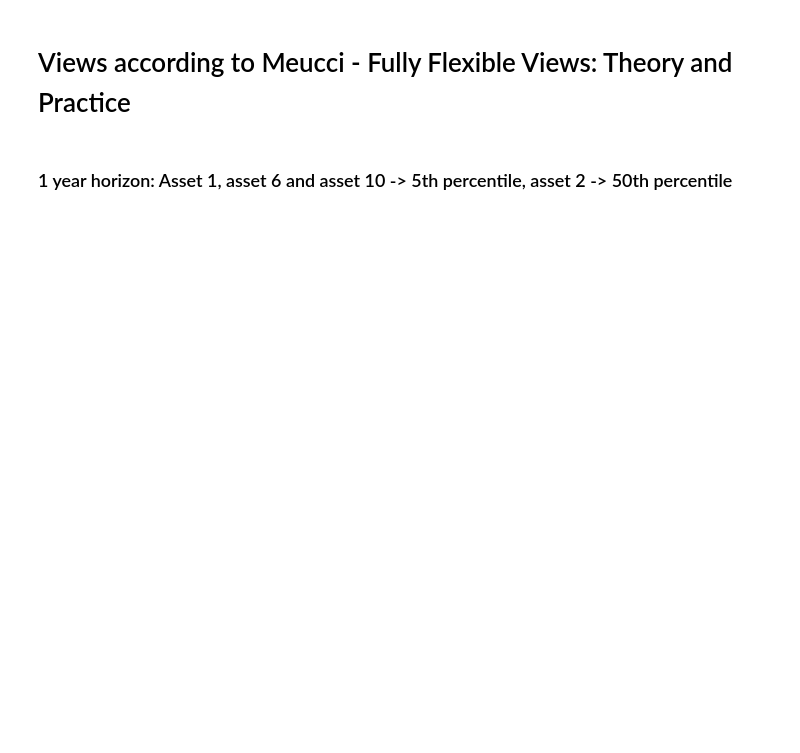
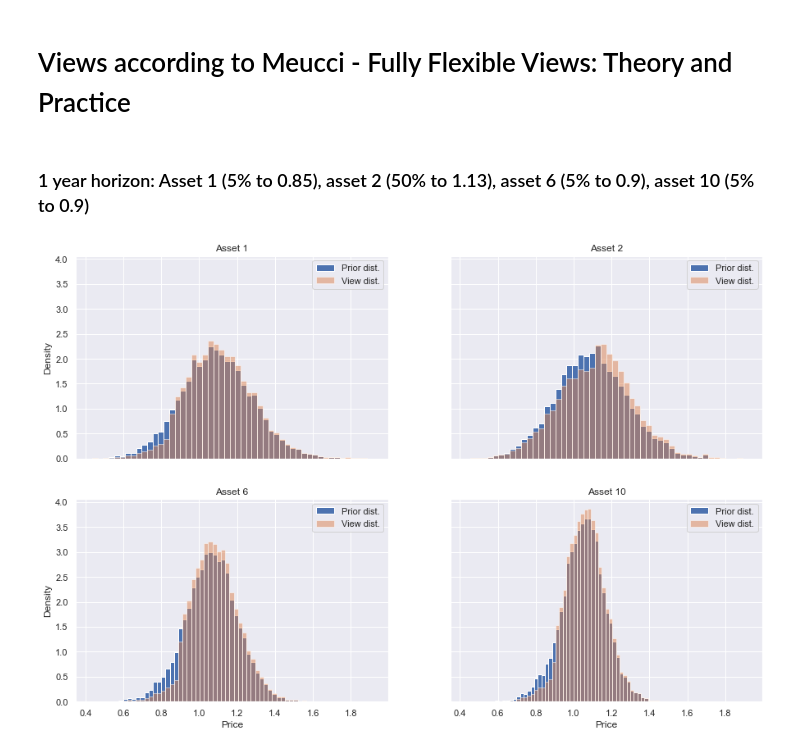
Before and after one commit to frgy17ac/Exammmmm, a Jupyter notebook: Solutions/Solution to Optimizing portfolios.ipynb, the cells around one changed output. Saved outputs shown, nothing was run; the diff lists cells and outputs as text; code cells hidden in the pictures; blank space fills up the shorter version.

```diff
--- a/Solutions/Solution to Optimizing portfolios.ipynb
+++ b/Solutions/Solution to Optimizing portfolios.ipynb
@@ -591,8 +663,8 @@ def lagrangian_dual_function(v, p, H_matrix, h_vector):
     lagrangian = x.T @ (np.log(x) - np.log(p)) + v @ (H_matrix @ x - h_vector)
 
     return -lagrangian
-# %% [markdown]
-### 1 year horizon: Asset 1, asset 6 and asset 10 -> 5th percentile, asset 2 -> 50th percentile
+# %% [markdown]
+### 1 year horizon: Asset 1 (5% to 0.85), asset 2 (50% to 1.13), asset 6 (5% to 0.9), asset 10 (5% to 0.9)
 # %%
 # H matrix specifies the linear equality constraints
 # We add the constraint that the weights need to sum to one
@@ -603,7 +675,7 @@ init_probs = np.array([1 / num_sim] * num_sim) # Initial probabilities
 
 which_asset = [1, 2, 6, 10] # Which asset we apply a view on
 which_quantile = [0.05, 0.5, 0.05, 0.05] # The quantile of interest
-target_for_quantile = [0.85, 1.15, 0.9, 0.9] # The target value we set for the quantile
+target_for_quantile = [0.85, 1.13, 0.9, 0.9] # The target value we set for the quantile
 
 p_tilde_oney = dict()
 
@@ -614,31 +686,33 @@ fig, ax = plt.subplots(2, 2, figsize = (15,10), sharex = True, sharey = True)
 
 for i, j, k, l, m in zip(which_asset, which_quantile, target_for_quantile, order_one, order_two):
 
     bool_vector = np.array((asset[i].iloc[horizon, :] < k) * 1) # Vector of 1's and 0's
     H_matrix = np.vstack((np.ones(num_sim), bool_vector)) # Linear equality constraints
     h_vector = np.array([1.0, j]) # Weights add to 1, view on the quantile of interest
 
     # Maximize Lagrangian dual
     # x0 are the start values for the Lagrangian multipliers in vector v
 
     res = optimize.minimize(fun = lagrangian_dual_function, x0 = [0.0, 0.0], args = (init_probs, H_matrix, h_vector))
 
     # Calculate p tilde, i.e., the probabilities that makes the posterior distribution satisfy our view(s) while preserving as much
     # of the structure of the prior distribution
 
     p_tilde_oney[i] = calculate_p_tilde(res.x, init_probs, H_matrix)
 
     # Plotting asset distributions
 
-    ax[l, m].hist(asset[i].iloc[horizon, :], bins = 50, density = True, alpha = 0.5, label = "Prior dist.")
+    ax[l, m].hist(asset[i].iloc[horizon, :], bins = 50, density = True, label = "Prior dist.")
     ax[l, m].hist(asset[i].iloc[horizon, :], bins = 50, weights = p_tilde_oney[i], density = True, alpha = 0.5, label = "View dist.")
 
     ax[l, m].set_title("Asset {}".format(i))
     ax[l, m].legend()
 
 ax[1, 0].set_xlabel('Price')
 ax[1, 1].set_xlabel('Price')
 ax[0, 0].set_ylabel('Density')
 ax[1, 0].set_ylabel('Density')
 
 plt.show()
+# %% [output]
+[figure, added]
```
Also changed, not shown: parts of 19 cells of this notebook.
